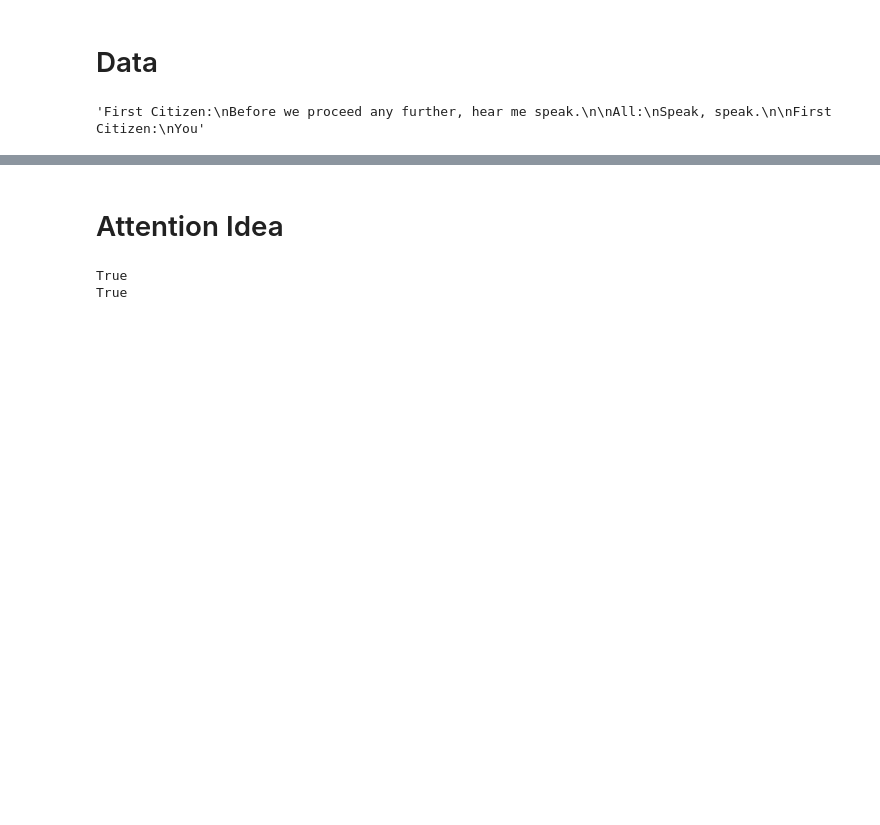
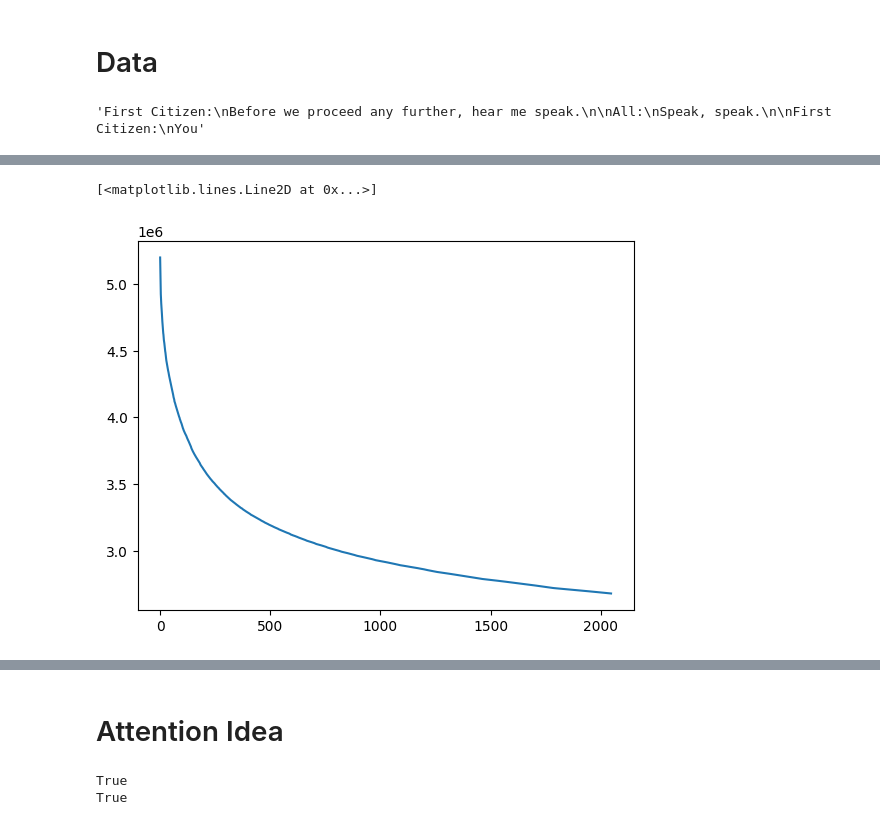
Before and after one commit to K-Grachev-2106756/hardcore_ml, a Jupyter notebook: nlp_transformer.ipynb, the cells around one changed output, grey strips where cells are left out. Cells and saved outputs as stored; diff of their text form; code cells hidden in the pictures; blank space fills up the shorter version.

```diff
--- a/nlp_transformer.ipynb
+++ b/nlp_transformer.ipynb
@@ -53,0 +154,36 @@ n = int(0.9 * len(data))
+# %%
+from collections import defaultdict
+import numpy as np
+
+
+tokens = list(text.encode("utf-8"))
+merges = []
+vocab = {idx: bytes([idx]) for idx in range(256)}
+
+extention_step = 8
+extention_max = 2 ** 14
+entropies = []
+for _ in range(extention_max // extention_step):
+    for i in range(extention_step):
+        new_token_id = len(vocab)
+
+        counts = defaultdict(int)  # Поиск наиболее часто встречающейся пары токенов
+        for a, b in zip(tokens, tokens[1:]):
+            p = (a, b)
+            counts[p] += 1
+        token_pair = max(counts, key=counts.get)
+
+        merges.append((token_pair, new_token_id))  # Сохранение информации о новой паре
+        vocab[new_token_id] = vocab[token_pair[0]] + vocab[token_pair[1]]
+
+        tokens = Tokenizer._insert_token(tokens, token_pair, new_token_id)  # Обновление последовательности токенов
+
+    counts = defaultdict(int)  # Подсчет общей энтропии для поиска оптимального размера словаря
+    for token in tokens:
+        counts[token] += 1
+    probs = np.array(list(counts.values())) / len(tokens)
+    corpus_entropy = len(tokens) * -(np.log2(probs) * probs).sum()
+    entropies.append(corpus_entropy)
+
+    if len(vocab) % 10 == 0:
+        print("vocab_size:", len(vocab), "| corpus_entropy:", corpus_entropy)
@@ -53,0 +208,8 @@ n = int(0.9 * len(data))
+# %%
+import matplotlib.pyplot as plt
+
+
+plt.plot(entropies)
+# %% [output]
+[<matplotlib.lines.Line2D at 0x...>]
+[figure, added]
```
Also changed, not shown: parts of 16 cells of this notebook.
